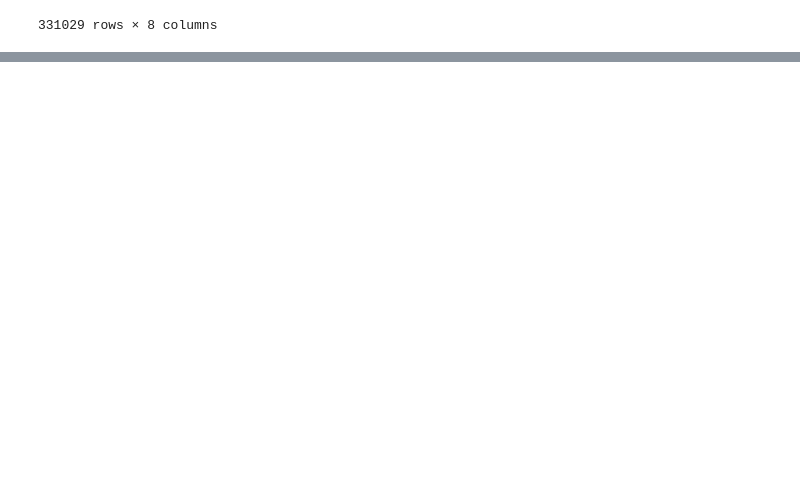
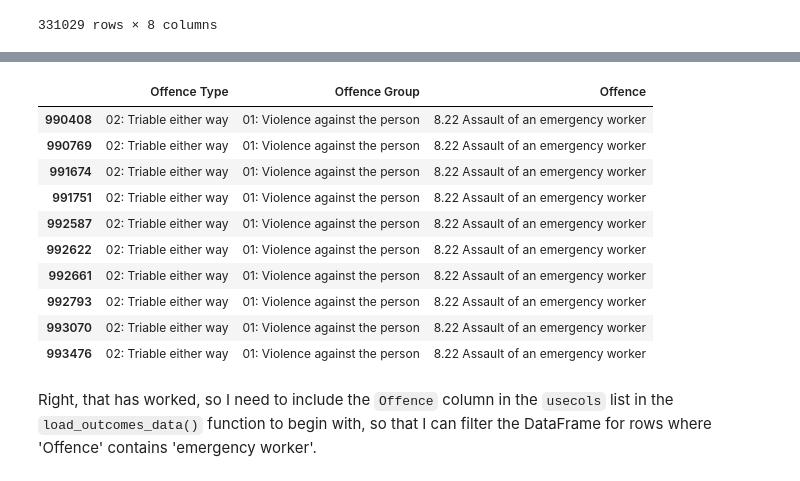
Before and after one commit to Prison-Reform-Trust/womens-imprisonment-PFA, a Jupyter notebook: notebooks/processing_data/1.1-ah-cjs-data-exploration.ipynb, the cells around one changed output, grey strips where cells are left out. Saved outputs shown, nothing was run; the diff lists cells and outputs as text; code cells hidden in the pictures; blank space fills up the shorter version.

```diff
--- a/notebooks/processing_data/1.1-ah-cjs-data-exploration.ipynb
+++ b/notebooks/processing_data/1.1-ah-cjs-data-exploration.ipynb
@@ -109,0 +143,20 @@ filter_sentence_type.load_and_process_data()
+# %%
+# Filter the DataFrame for rows where 'Offence' contains 'emergency worker'
+emergency_worker_df = df[df['Offence'].str.contains('emergency worker', case=False, na=False)]
+
+# Display the filtered DataFrame
+emergency_worker_df[['Offence Type', 'Offence Group', 'Offence']].head(10)
+# %% [output]
+|  | Offence Type | Offence Group | Offence |
+| 990408 | 02: Triable either way | 01: Violence against the person | 8.22 Assault of an emergency worker |
+| 990769 | 02: Triable either way | 01: Violence against the person | 8.22 Assault of an emergency worker |
+| 991674 | 02: Triable either way | 01: Violence against the person | 8.22 Assault of an emergency worker |
+| 991751 | 02: Triable either way | 01: Violence against the person | 8.22 Assault of an emergency worker |
+| 992587 | 02: Triable either way | 01: Violence against the person | 8.22 Assault of an emergency worker |
+| 992622 | 02: Triable either way | 01: Violence against the person | 8.22 Assault of an emergency worker |
+| 992661 | 02: Triable either way | 01: Violence against the person | 8.22 Assault of an emergency worker |
+| 992793 | 02: Triable either way | 01: Violence against the person | 8.22 Assault of an emergency worker |
+| 993070 | 02: Triable either way | 01: Violence against the person | 8.22 Assault of an emergency worker |
+| 993476 | 02: Triable either way | 01: Violence against the person | 8.22 Assault of an emergency worker |
+# %% [markdown]
+Right, that has worked, so I need to include the `Offence` column in the `usecols` list in the `load_outcomes_data()` function to begin with, so that I can filter the DataFrame for rows where 'Offence' contains 'emergency worker'.
```
Also changed, not shown: parts of 9 cells of this notebook, 4 other files.
